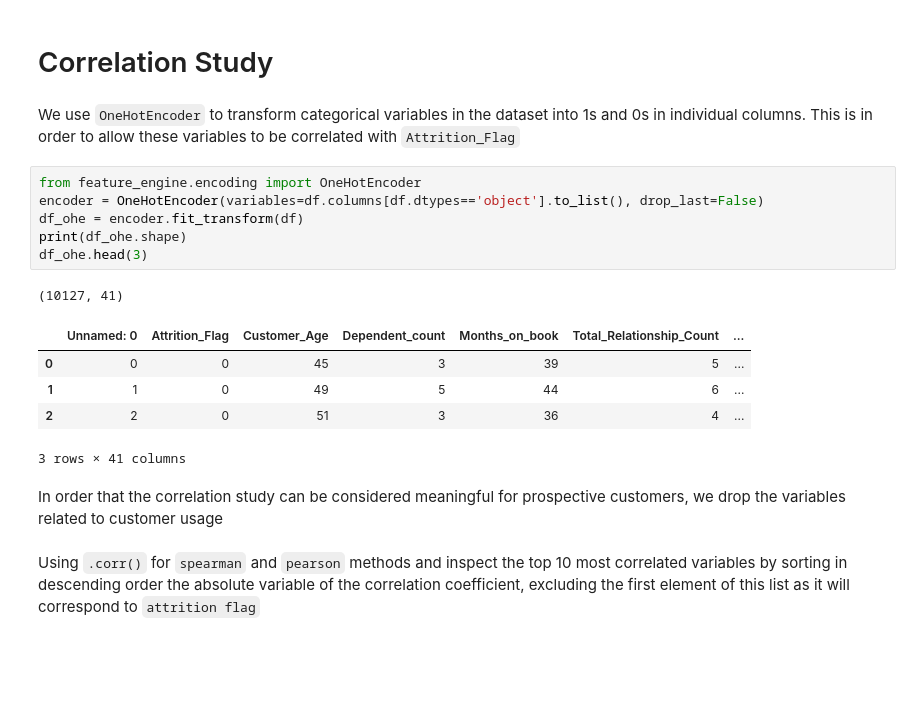
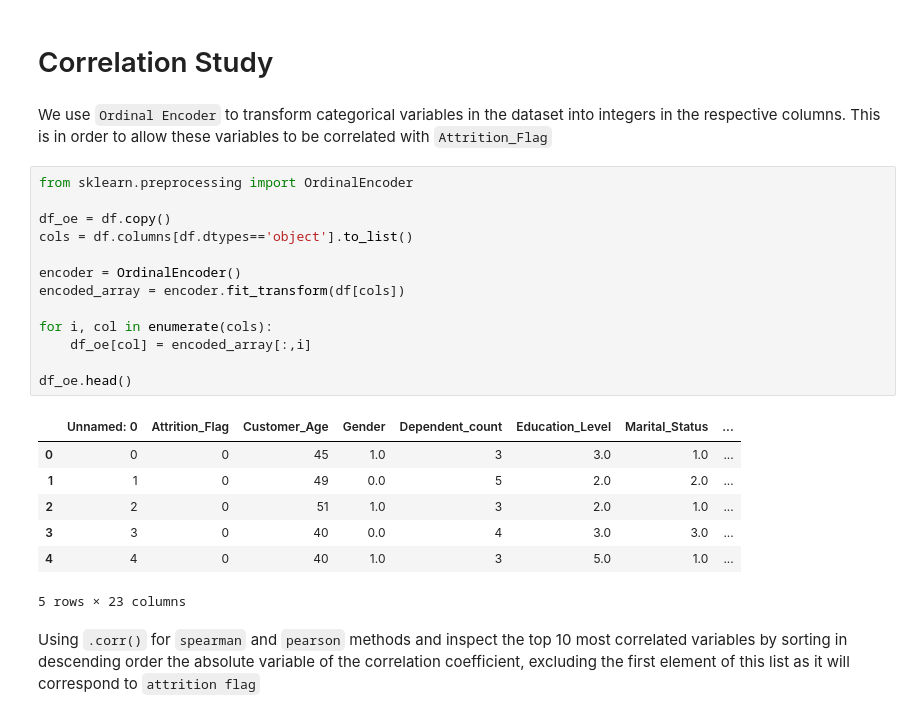
Before and after one commit to ocassidydev/creditcard-churn, a Jupyter notebook: jupyter_notebooks/02 - Customer Attrition Study.ipynb, the cells around one changed output. Saved outputs shown, nothing was run; the diff lists cells and outputs as text; blank space fills up the shorter version.

Commit message:
Add customer attrition study

```diff
--- a/jupyter_notebooks/02 - Customer Attrition Study.ipynb
+++ b/jupyter_notebooks/02 - Customer Attrition Study.ipynb
@@ -77,22 +75,28 @@ pandas_report.to_notebook_iframe()
 # %% [markdown]
 # Correlation Study
 # %% [markdown]
-We use `OneHotEncoder` to transform categorical variables in the dataset into 1s and 0s in individual columns. This is in order to allow these variables to be correlated with `Attrition_Flag`
+We use `Ordinal Encoder` to transform categorical variables in the dataset into integers in the respective columns. This is in order to allow these variables to be correlated with `Attrition_Flag`
-# %%
-from feature_engine.encoding import OneHotEncoder
-encoder = OneHotEncoder(variables=df.columns[df.dtypes=='object'].to_list(), drop_last=False)
-df_ohe = encoder.fit_transform(df)
-print(df_ohe.shape)
-df_ohe.head(3)
-# %% [output]
-(10127, 41)
-|  | Unnamed: 0 | Attrition_Flag | Customer_Age | Dependent_count | Months_on_book | Total_Relationship_Count | ... |
-| 0 | 0 | 0 | 45 | 3 | 39 | 5 | ... |
-| 1 | 1 | 0 | 49 | 5 | 44 | 6 | ... |
-| 2 | 2 | 0 | 51 | 3 | 36 | 4 | ... |
-3 rows × 41 columns
-# %% [markdown]
-In order that the correlation study can be considered meaningful for prospective customers, we drop the variables related to customer usage
+# %%
+from sklearn.preprocessing import OrdinalEncoder
+
+df_oe = df.copy()
+cols = df.columns[df.dtypes=='object'].to_list()
+
+encoder = OrdinalEncoder()
+encoded_array = encoder.fit_transform(df[cols])
+
+for i, col in enumerate(cols):
+    df_oe[col] = encoded_array[:,i]
+
+df_oe.head()
+# %% [output]
+|  | Unnamed: 0 | Attrition_Flag | Customer_Age | Gender | Dependent_count | Education_Level | Marital_Status | ... |
+| 0 | 0 | 0 | 45 | 1.0 | 3 | 3.0 | 1.0 | ... |
+| 1 | 1 | 0 | 49 | 0.0 | 5 | 2.0 | 2.0 | ... |
+| 2 | 2 | 0 | 51 | 1.0 | 3 | 2.0 | 1.0 | ... |
+| 3 | 3 | 0 | 40 | 0.0 | 4 | 3.0 | 3.0 | ... |
+| 4 | 4 | 0 | 40 | 1.0 | 3 | 5.0 | 1.0 | ... |
+5 rows × 23 columns
 # %% [markdown]
 Using `.corr()` for `spearman` and `pearson` methods and inspect the top 10 most correlated variables by sorting in descending order the absolute variable of the correlation coefficient, excluding the first element of this list as it will correspond to `attrition flag`
 # %%
```
Also changed, not shown: parts of 34 cells of this notebook.
